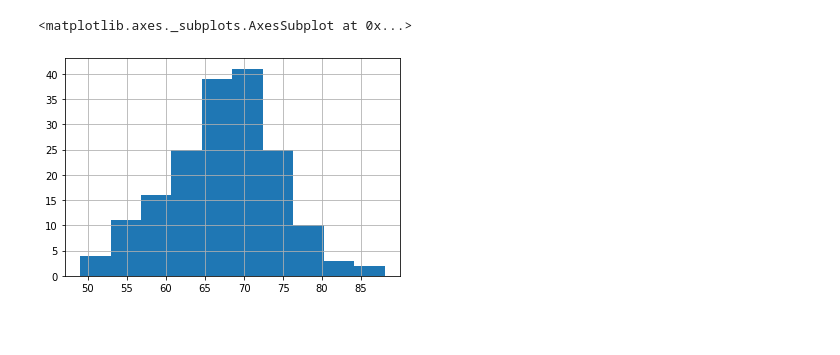
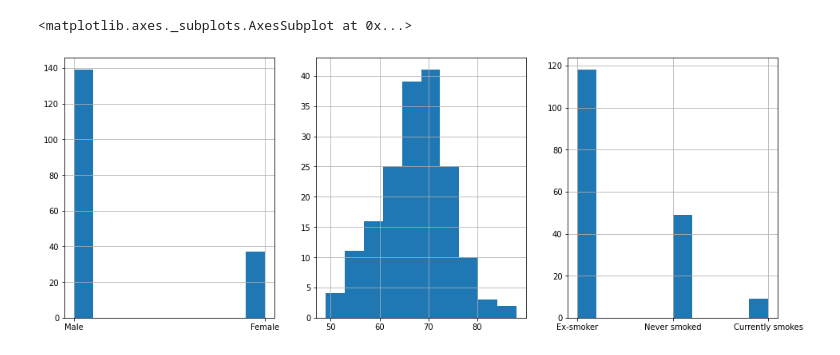
Before and after one commit to jonykarki/Kaggle-OSIC-Pulmonary-Fibrosis-Progression, a Jupyter notebook: EDA/eda_1.ipynb, the cells around one changed output. Drawn from its saved outputs; the diff is of its cells as text; code cells hidden in the pictures; blank space fills up the shorter version.

```diff
--- a/EDA/eda_1.ipynb
+++ b/EDA/eda_1.ipynb
@@ -28,5 +23,9 @@ data['SmokingStatus'].hist()
-# %%
-data['Age'].hist()
-# %% [output]
-<matplotlib.axes._subplots.AxesSubplot at 0x...>
-[figure, removed]
+# %%
+fig, (ax1, ax2, ax3) = plt.subplots(1, 3, figsize=(16,6))
+
+data['Sex'].hist(ax=ax1)
+data['Age'].hist(ax=ax2)
+data['SmokingStatus'].hist(ax=ax3)
+# %% [output]
+<matplotlib.axes._subplots.AxesSubplot at 0x...>
+[figure, added]
```
Also changed, not shown: parts of 5 cells of this notebook.
